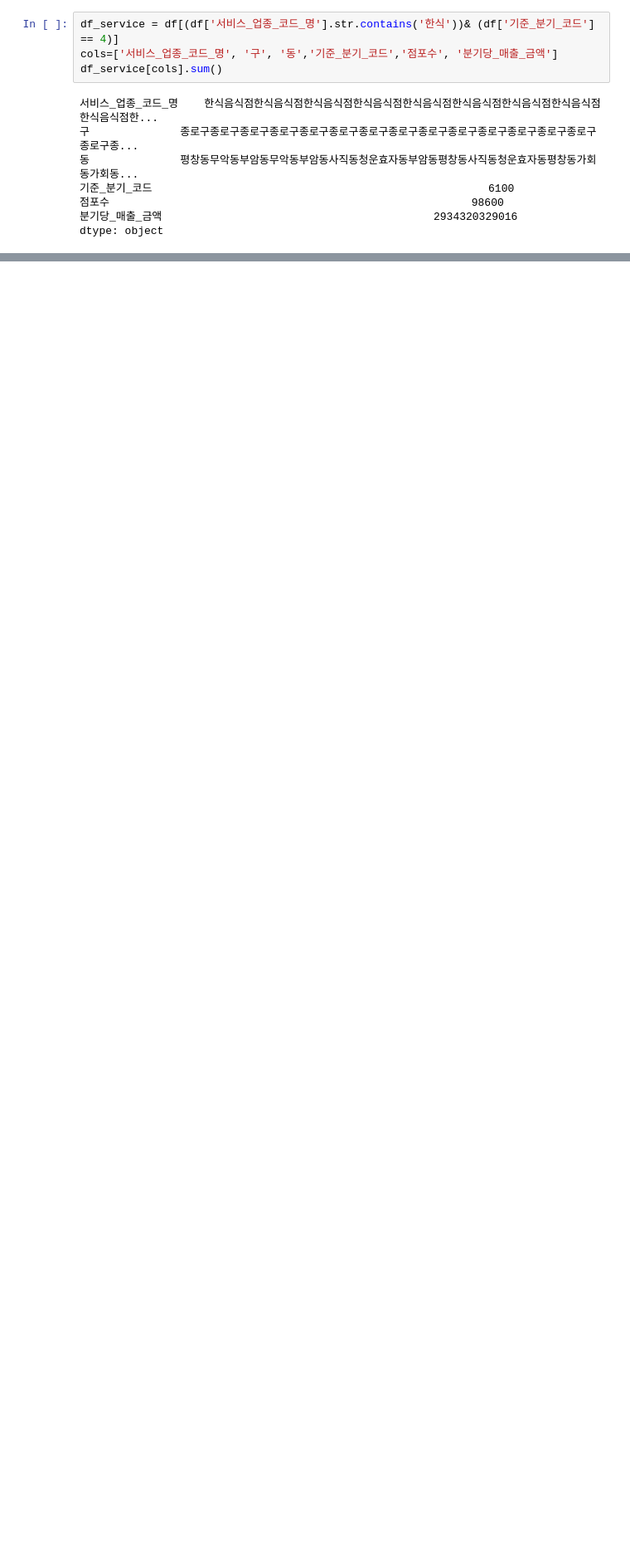
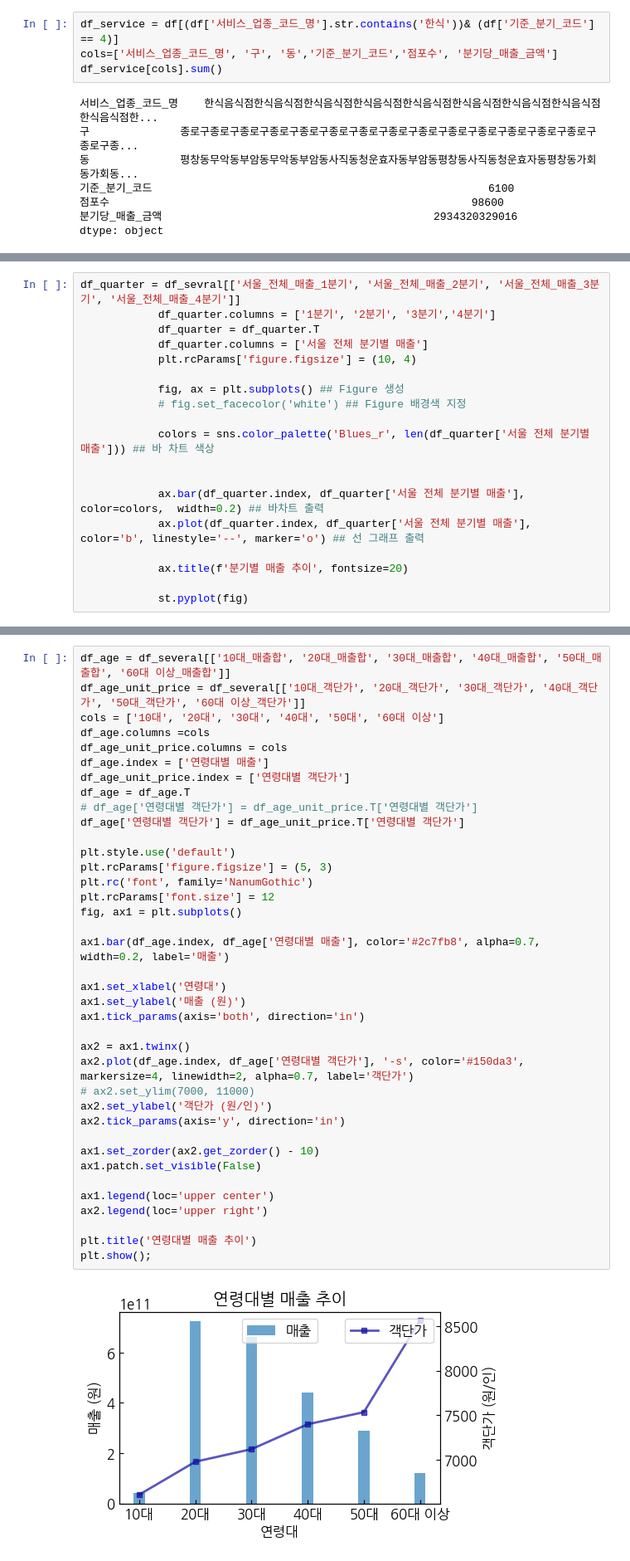
Before and after one commit to stonesteel0606/seoul_market_analysis, a Jupyter notebook: seoul_market_analysis_main.ipynb, the cells around one changed output, grey strips where cells are left out. Shown at 83% size. Cells and saved outputs as stored; diff of their text form; blank space fills up the shorter version.

```diff
--- a/seoul_market_analysis_main.ipynb
+++ b/seoul_market_analysis_main.ipynb
@@ -270,0 +481,19 @@ dtype: object
+# %%
+df_quarter = df_sevral[['서울_전체_매출_1분기', '서울_전체_매출_2분기', '서울_전체_매출_3분기', '서울_전체_매출_4분기']]
+            df_quarter.columns = ['1분기', '2분기', '3분기','4분기']
+            df_quarter = df_quarter.T
+            df_quarter.columns = ['서울 전체 분기별 매출']
+            plt.rcParams['figure.figsize'] = (10, 4)
+
+            fig, ax = plt.subplots() ## Figure 생성
+            # fig.set_facecolor('white') ## Figure 배경색 지정
+
+            colors = sns.color_palette('Blues_r', len(df_quarter['서울 전체 분기별 매출'])) ## 바 차트 색상
+
+
+            ax.bar(df_quarter.index, df_quarter['서울 전체 분기별 매출'], color=colors,  width=0.2) ## 바차트 출력
+            ax.plot(df_quarter.index, df_quarter['서울 전체 분기별 매출'], color='b', linestyle='--', marker='o') ## 선 그래프 출력
+
+            ax.title(f'분기별 매출 추이', fontsize=20)
+
+            st.pyplot(fig)
@@ -270,0 +536,40 @@ dtype: object
+# %%
+df_age = df_several[['10대_매출합', '20대_매출합', '30대_매출합', '40대_매출합', '50대_매출합', '60대 이상_매출합']]
+df_age_unit_price = df_several[['10대_객단가', '20대_객단가', '30대_객단가', '40대_객단가', '50대_객단가', '60대 이상_객단가']]
+cols = ['10대', '20대', '30대', '40대', '50대', '60대 이상']
+df_age.columns =cols
+df_age_unit_price.columns = cols
+df_age.index = ['연령대별 매출']
+df_age_unit_price.index = ['연령대별 객단가']
+df_age = df_age.T
+# df_age['연령대별 객단가'] = df_age_unit_price.T['연령대별 객단가']
+df_age['연령대별 객단가'] = df_age_unit_price.T['연령대별 객단가']
+
+plt.style.use('default')
+plt.rcParams['figure.figsize'] = (5, 3)
+plt.rc('font', family='NanumGothic')
+plt.rcParams['font.size'] = 12
+fig, ax1 = plt.subplots()
+
+ax1.bar(df_age.index, df_age['연령대별 매출'], color='#2c7fb8', alpha=0.7, width=0.2, label='매출')
+
+ax1.set_xlabel('연령대')
+ax1.set_ylabel('매출 (원)')
+ax1.tick_params(axis='both', direction='in')
+
+ax2 = ax1.twinx()
+ax2.plot(df_age.index, df_age['연령대별 객단가'], '-s', color='#150da3', markersize=4, linewidth=2, alpha=0.7, label='객단가')
+# ax2.set_ylim(7000, 11000)
+ax2.set_ylabel('객단가 (원/인)')
+ax2.tick_params(axis='y', direction='in')
+
+ax1.set_zorder(ax2.get_zorder() - 10)
+ax1.patch.set_visible(False)
+
+ax1.legend(loc='upper center')
+ax2.legend(loc='upper right')
+
+plt.title('연령대별 매출 추이')
+plt.show();
+# %% [output]
+[figure, added]
```
Also changed, not shown: parts of 22 cells of this notebook, 1 other file.
